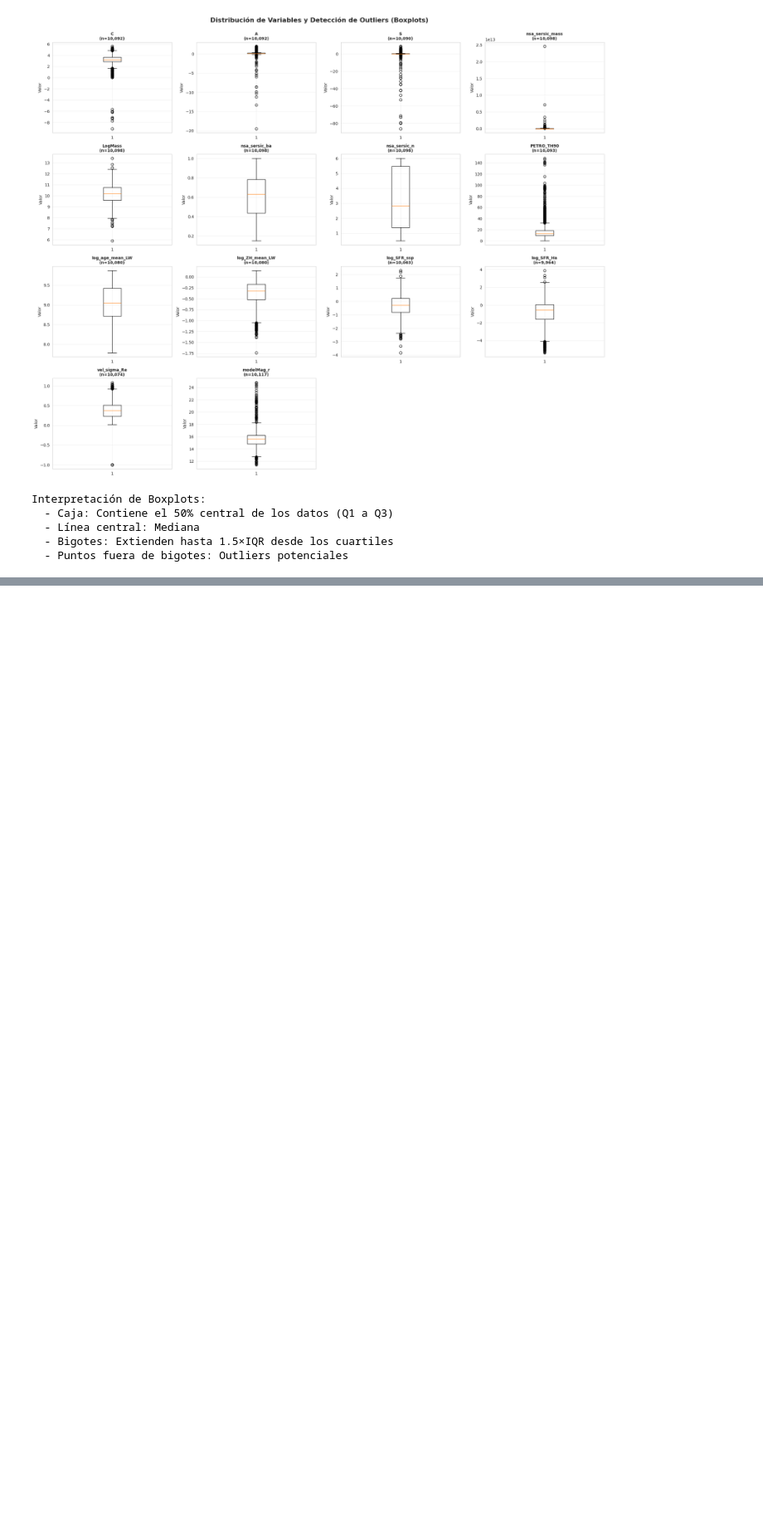
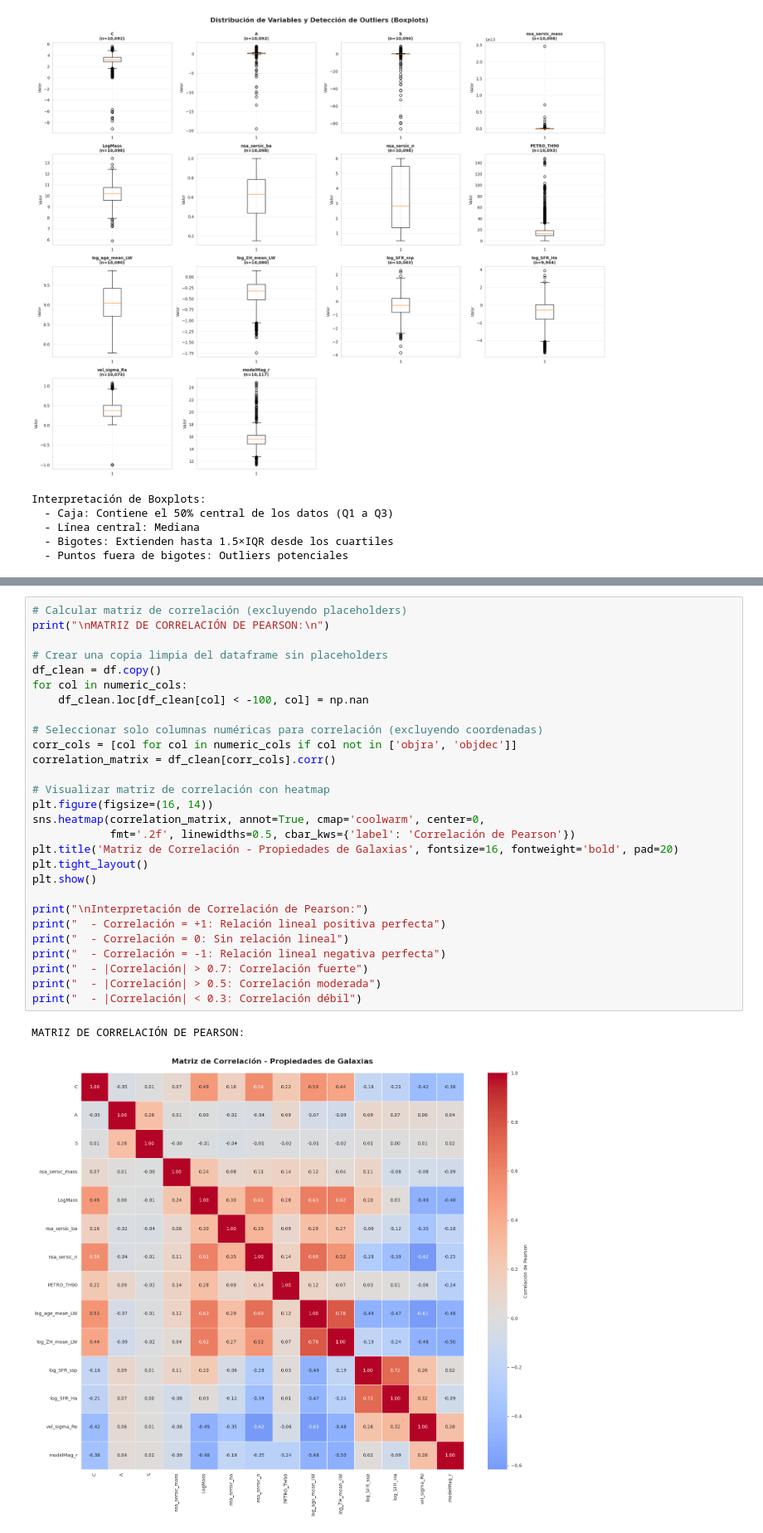
Before and after one commit to GusMorales14/Equipo_61_Avance-1.-An-lisis-exploratorio-de-datos, a Jupyter notebook: Avance1_Equipo61.ipynb, the cells around one changed output, grey strips where cells are left out. Shown at 83% size. Cells and saved outputs as stored; diff of their text form; blank space fills up the shorter version.

```diff
--- a/Avance1_Equipo61.ipynb
+++ b/Avance1_Equipo61.ipynb
@@ -532,0 +752,31 @@ Interpretación de Boxplots:
+# %%
+# Calcular matriz de correlación (excluyendo placeholders)
+print("\nMATRIZ DE CORRELACIÓN DE PEARSON:\n")
+
+# Crear una copia limpia del dataframe sin placeholders
+df_clean = df.copy()
+for col in numeric_cols:
+    df_clean.loc[df_clean[col] < -100, col] = np.nan
+
+# Seleccionar solo columnas numéricas para correlación (excluyendo coordenadas)
+corr_cols = [col for col in numeric_cols if col not in ['objra', 'objdec']]
+correlation_matrix = df_clean[corr_cols].corr()
+
+# Visualizar matriz de correlación con heatmap
+plt.figure(figsize=(16, 14))
+sns.heatmap(correlation_matrix, annot=True, cmap='coolwarm', center=0,
+            fmt='.2f', linewidths=0.5, cbar_kws={'label': 'Correlación de Pearson'})
+plt.title('Matriz de Correlación - Propiedades de Galaxias', fontsize=16, fontweight='bold', pad=20)
+plt.tight_layout()
+plt.show()
+
+print("\nInterpretación de Correlación de Pearson:")
+print("  - Correlación = +1: Relación lineal positiva perfecta")
+print("  - Correlación = 0: Sin relación lineal")
+print("  - Correlación = -1: Relación lineal negativa perfecta")
+print("  - |Correlación| > 0.7: Correlación fuerte")
+print("  - |Correlación| > 0.5: Correlación moderada")
+print("  - |Correlación| < 0.3: Correlación débil")
+# %% [output]
+MATRIZ DE CORRELACIÓN DE PEARSON:
+[figure, added]
```
Also changed, not shown: parts of 8 cells of this notebook.
